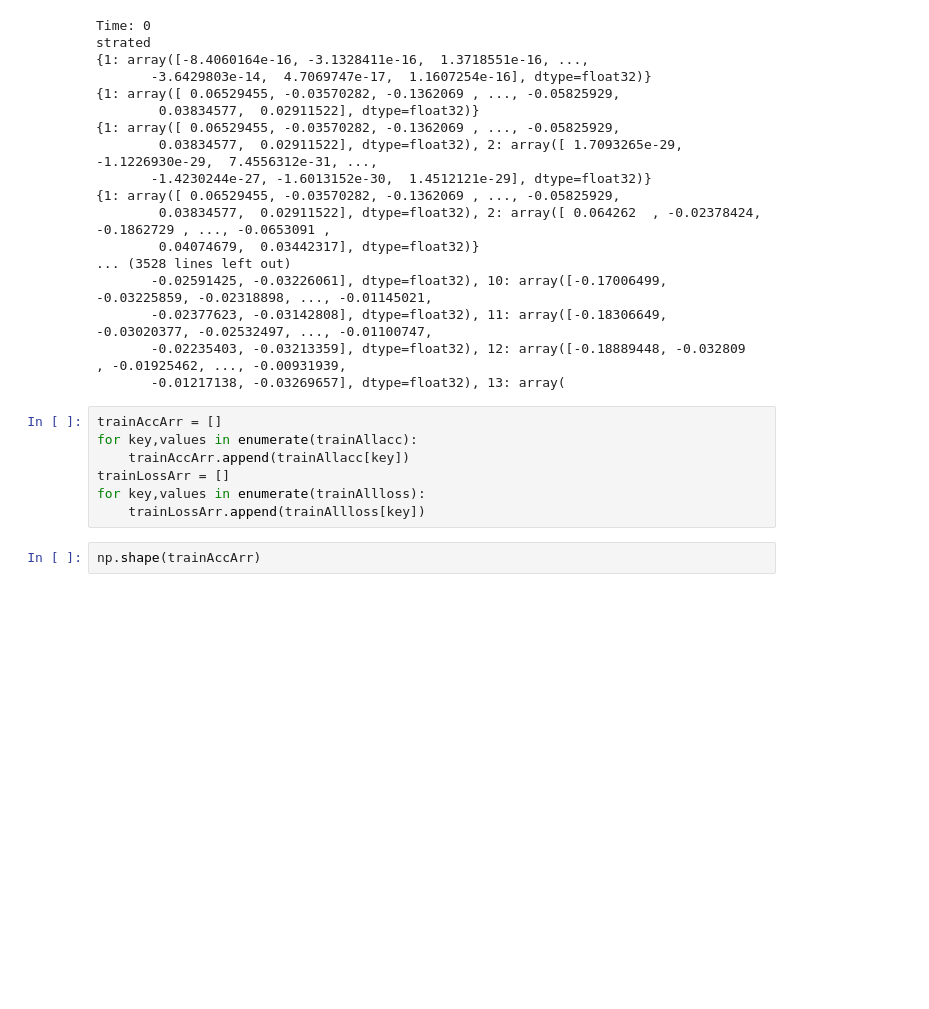
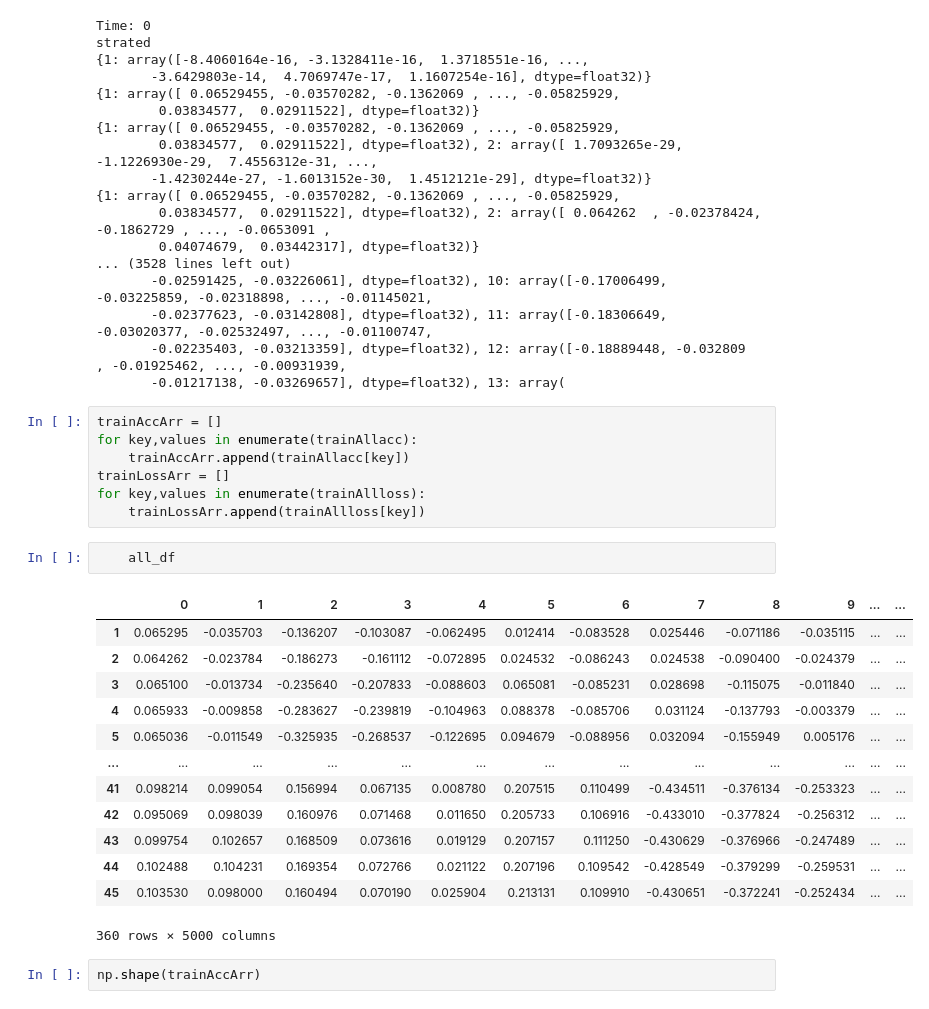
Before and after one commit to DineshchandarR/CPSC-8430-Deep-Learning-001, a Jupyter notebook: HW1/HW1.2_Visualize the Optimization Process_p2 copy.ipynb, the cells around one changed output. Drawn from its saved outputs; the diff is of its cells as text; blank space fills up the shorter version.

```diff
--- a/HW1/HW1.2_Visualize the Optimization Process_p2 copy.ipynb
+++ b/HW1/HW1.2_Visualize the Optimization Process_p2 copy.ipynb
@@ -241,6 +241,22 @@ for key,values in enumerate(trainAllacc):
 trainLossArr = []
 for key,values in enumerate(trainAllloss):
     trainLossArr.append(trainAllloss[key])
+# %%
+    all_df
+# %% [output]
+|  | 0 | 1 | 2 | 3 | 4 | 5 | 6 | 7 | 8 | 9 | ... | ... |
+| 1 | 0.065295 | -0.035703 | -0.136207 | -0.103087 | -0.062495 | 0.012414 | -0.083528 | 0.025446 | -0.071186 | -0.035115 | ... | ... |
+| 2 | 0.064262 | -0.023784 | -0.186273 | -0.161112 | -0.072895 | 0.024532 | -0.086243 | 0.024538 | -0.090400 | -0.024379 | ... | ... |
+| 3 | 0.065100 | -0.013734 | -0.235640 | -0.207833 | -0.088603 | 0.065081 | -0.085231 | 0.028698 | -0.115075 | -0.011840 | ... | ... |
+| 4 | 0.065933 | -0.009858 | -0.283627 | -0.239819 | -0.104963 | 0.088378 | -0.085706 | 0.031124 | -0.137793 | -0.003379 | ... | ... |
+| 5 | 0.065036 | -0.011549 | -0.325935 | -0.268537 | -0.122695 | 0.094679 | -0.088956 | 0.032094 | -0.155949 | 0.005176 | ... | ... |
+| ... | ... | ... | ... | ... | ... | ... | ... | ... | ... | ... | ... | ... |
+| 41 | 0.098214 | 0.099054 | 0.156994 | 0.067135 | 0.008780 | 0.207515 | 0.110499 | -0.434511 | -0.376134 | -0.253323 | ... | ... |
+| 42 | 0.095069 | 0.098039 | 0.160976 | 0.071468 | 0.011650 | 0.205733 | 0.106916 | -0.433010 | -0.377824 | -0.256312 | ... | ... |
+| 43 | 0.099754 | 0.102657 | 0.168509 | 0.073616 | 0.019129 | 0.207157 | 0.111250 | -0.430629 | -0.376966 | -0.247489 | ... | ... |
+| 44 | 0.102488 | 0.104231 | 0.169354 | 0.072766 | 0.021122 | 0.207196 | 0.109542 | -0.428549 | -0.379299 | -0.259531 | ... | ... |
+| 45 | 0.103530 | 0.098000 | 0.160494 | 0.070190 | 0.025904 | 0.213131 | 0.109910 | -0.430651 | -0.372241 | -0.252434 | ... | ... |
+360 rows × 5000 columns
 # %%
 np.shape(trainAccArr)
 # %% [output]
```
Also changed, not shown: parts of 7 cells of this notebook, 2 other files.
